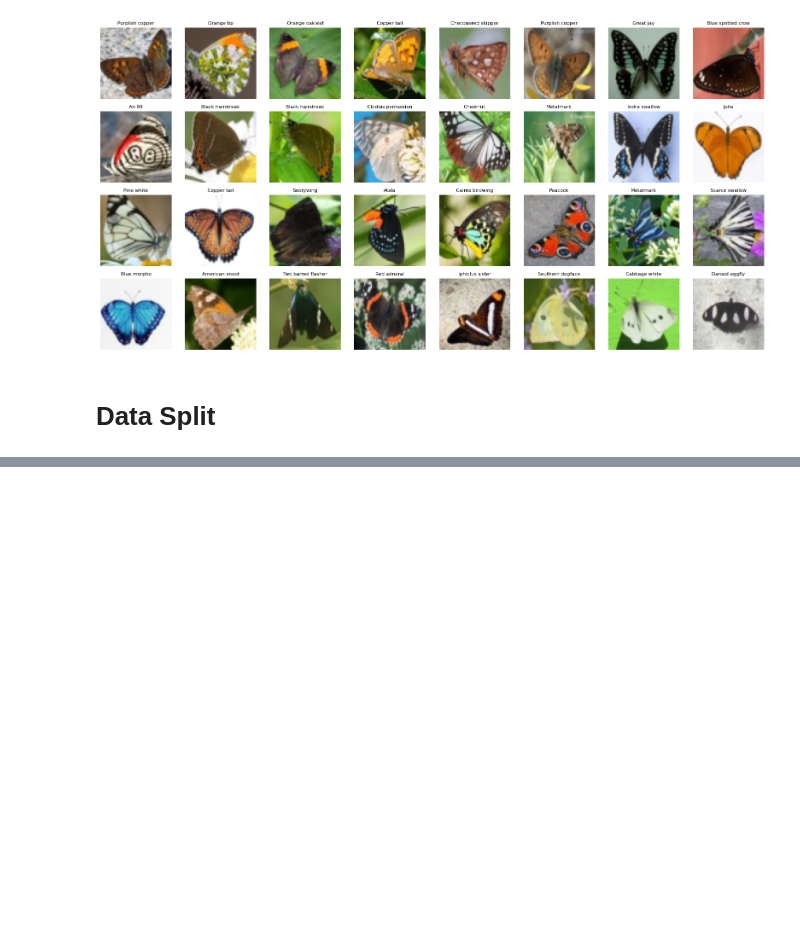
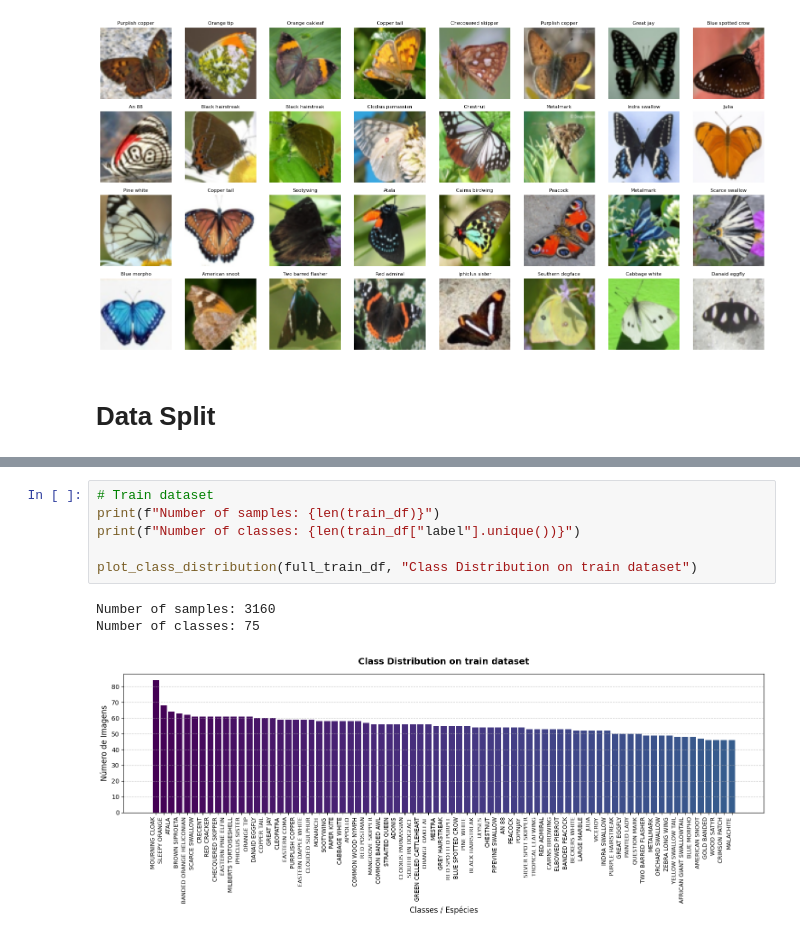
Before and after one commit to lightless-lamp/ACA-TP2, a Jupyter notebook: notebooks/00_data.ipynb, the cells around one changed output, grey strips where cells are left out. Saved outputs shown, nothing was run; the diff lists cells and outputs as text; blank space fills up the shorter version.

```diff
--- a/notebooks/00_data.ipynb
+++ b/notebooks/00_data.ipynb
@@ -89,0 +182,10 @@ Created and saved data splits.
+# %%
+# Train dataset
+print(f"Number of samples: {len(train_df)}")
+print(f"Number of classes: {len(train_df["label"].unique())}")
+
+plot_class_distribution(full_train_df, "Class Distribution on train dataset")
+# %% [output]
+Number of samples: 3160
+Number of classes: 75
+[figure, added]
```
Also changed, not shown: parts of 9 cells of this notebook.
